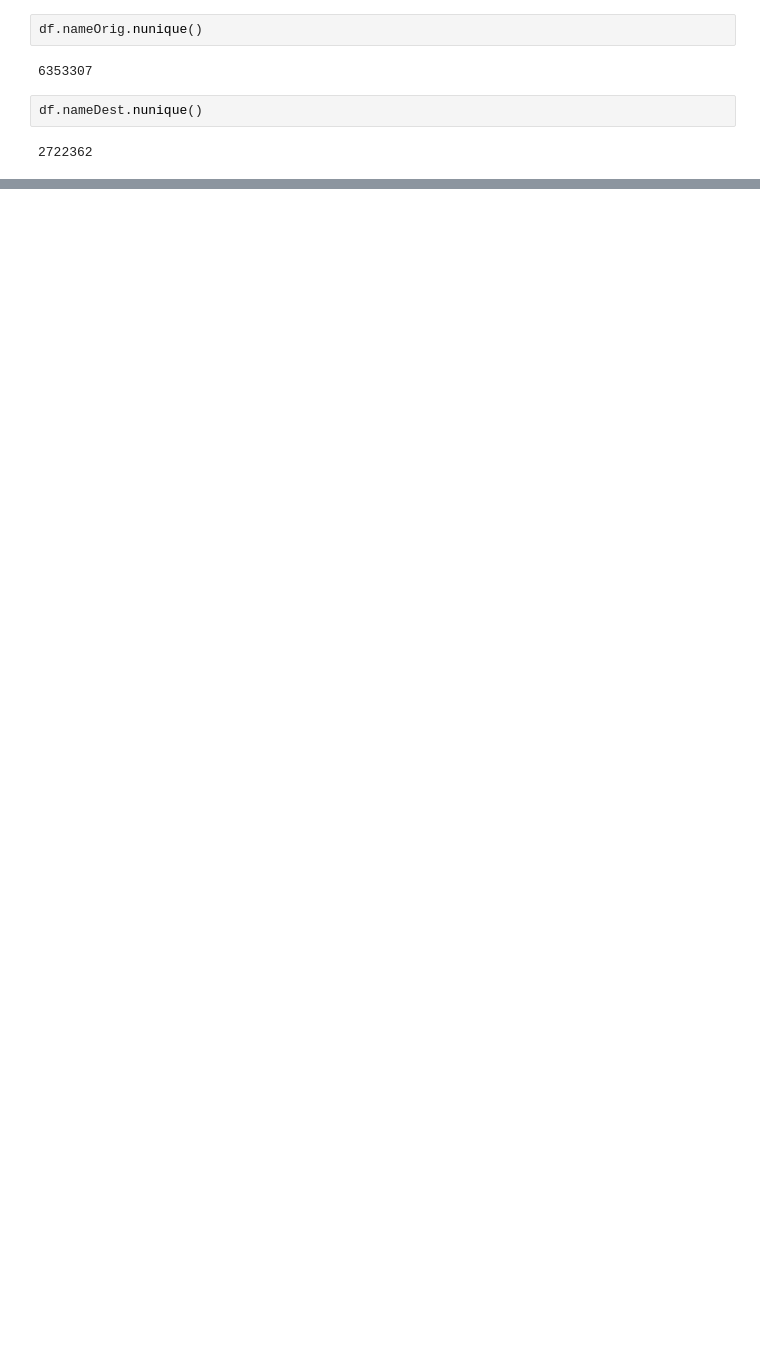
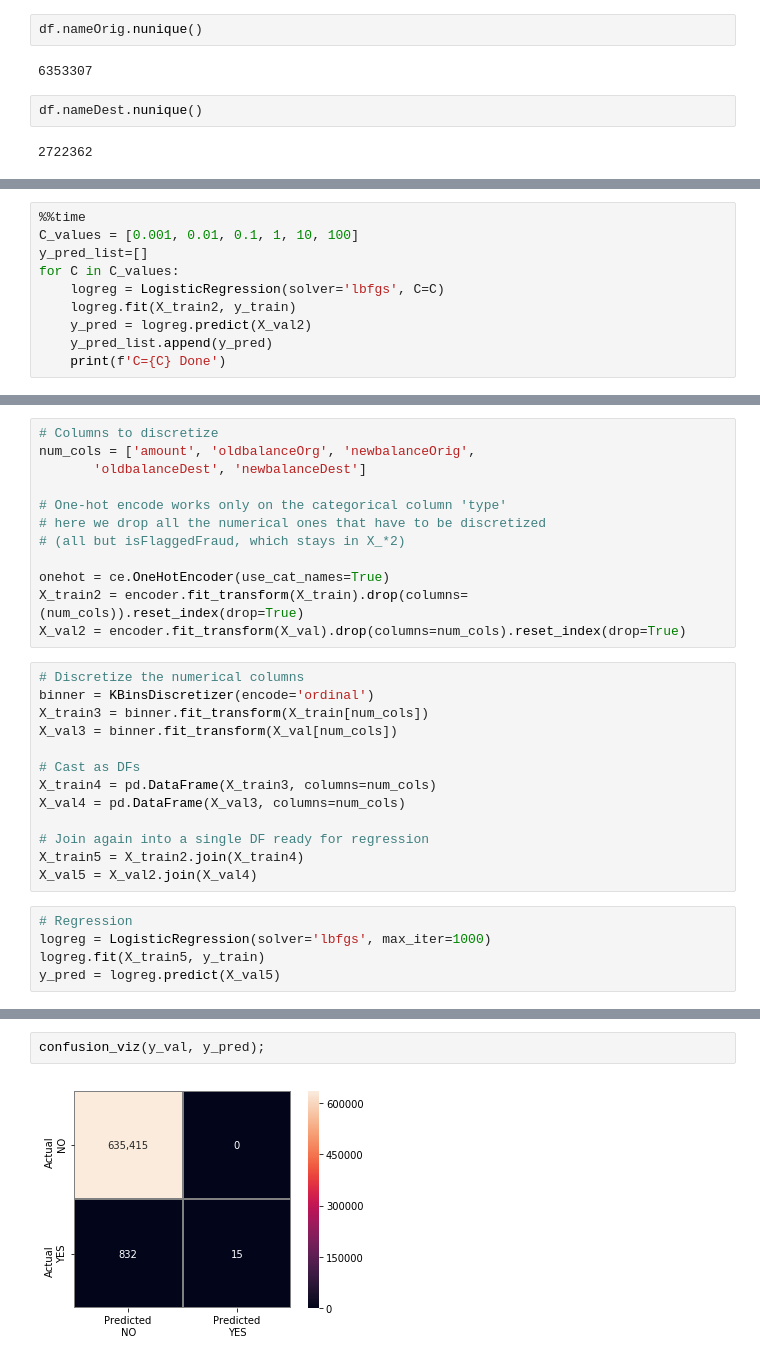
Before and after one commit to LambdaSchool/DS-Unit-2-Sprint-4-Model-Validation, a Jupyter notebook: module-2-validate-classification-problems/LS_DS_242_Validate_classification_problems_Assignment.ipynb, the cells around one changed output, grey strips where cells are left out. Saved outputs shown, nothing was run; the diff lists cells and outputs as text; blank space fills up the shorter version.

```diff
--- a/module-2-validate-classification-problems/LS_DS_242_Validate_classification_problems_Assignment.ipynb
+++ b/module-2-validate-classification-problems/LS_DS_242_Validate_classification_problems_Assignment.ipynb
@@ -58,0 +210,10 @@ def confision_viz(y_true, y_pred):
+# %%
+%%time
+C_values = [0.001, 0.01, 0.1, 1, 10, 100]
+y_pred_list=[]
+for C in C_values:
+    logreg = LogisticRegression(solver='lbfgs', C=C)
+    logreg.fit(X_train2, y_train)
+    y_pred = logreg.predict(X_val2)
+    y_pred_list.append(y_pred)
+    print(f'C={C} Done')
@@ -58,0 +258,30 @@ def confision_viz(y_true, y_pred):
+# %%
+# Columns to discretize
+num_cols = ['amount', 'oldbalanceOrg', 'newbalanceOrig',
+       'oldbalanceDest', 'newbalanceDest']
+
+# One-hot encode works only on the categorical column 'type'
+# here we drop all the numerical ones that have to be discretized
+# (all but isFlaggedFraud, which stays in X_*2)
+
+onehot = ce.OneHotEncoder(use_cat_names=True)
+X_train2 = encoder.fit_transform(X_train).drop(columns=(num_cols)).reset_index(drop=True)
+X_val2 = encoder.fit_transform(X_val).drop(columns=num_cols).reset_index(drop=True)
+# %%
+# Discretize the numerical columns
+binner = KBinsDiscretizer(encode='ordinal')
+X_train3 = binner.fit_transform(X_train[num_cols])
+X_val3 = binner.fit_transform(X_val[num_cols])
+
+# Cast as DFs
+X_train4 = pd.DataFrame(X_train3, columns=num_cols)
+X_val4 = pd.DataFrame(X_val3, columns=num_cols)
+
+# Join again into a single DF ready for regression
+X_train5 = X_train2.join(X_train4)
+X_val5 = X_val2.join(X_val4)
+# %%
+# Regression
+logreg = LogisticRegression(solver='lbfgs', max_iter=1000)
+logreg.fit(X_train5, y_train)
+y_pred = logreg.predict(X_val5)
@@ -58,0 +299,4 @@ def confision_viz(y_true, y_pred):
+# %%
+confusion_viz(y_val, y_pred);
+# %% [output]
+[figure, added]
```
Also changed, not shown: parts of 31 cells of this notebook.
